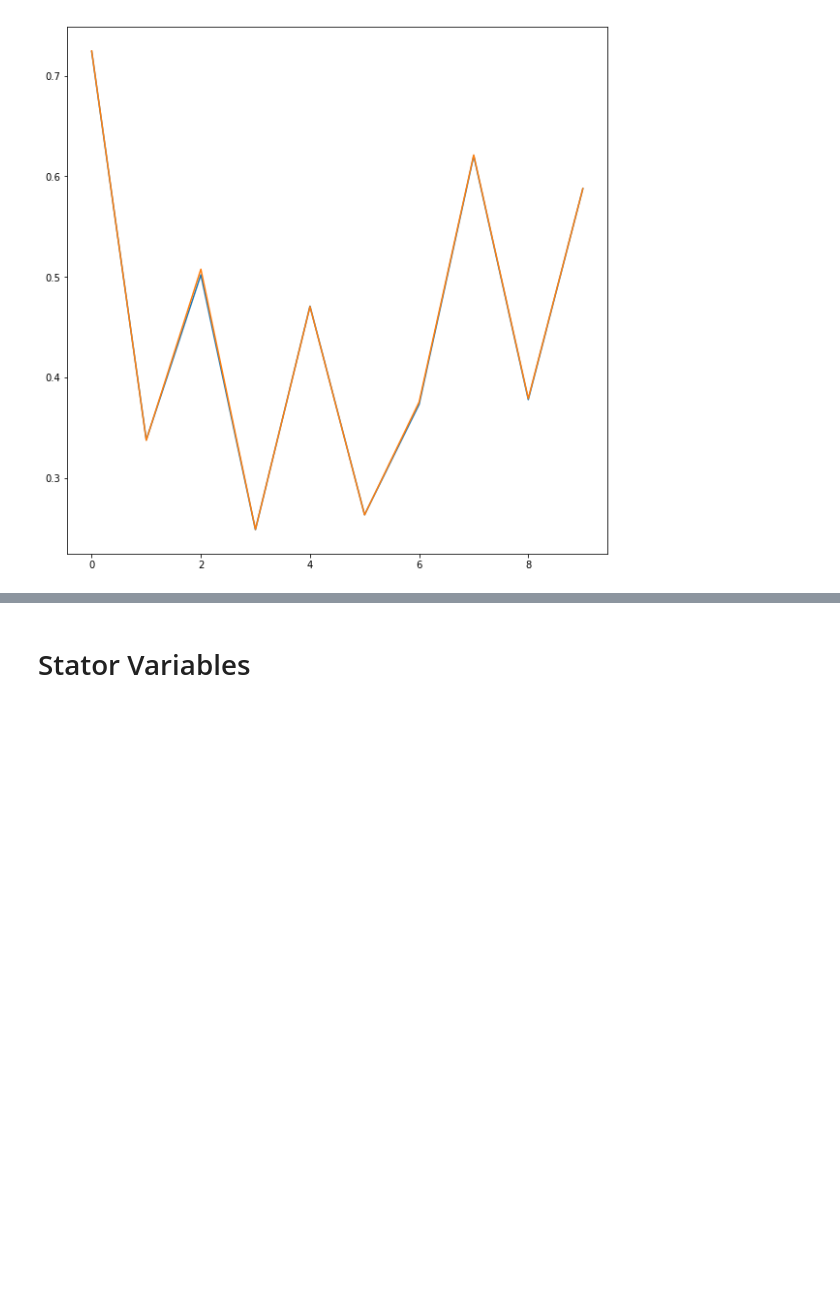
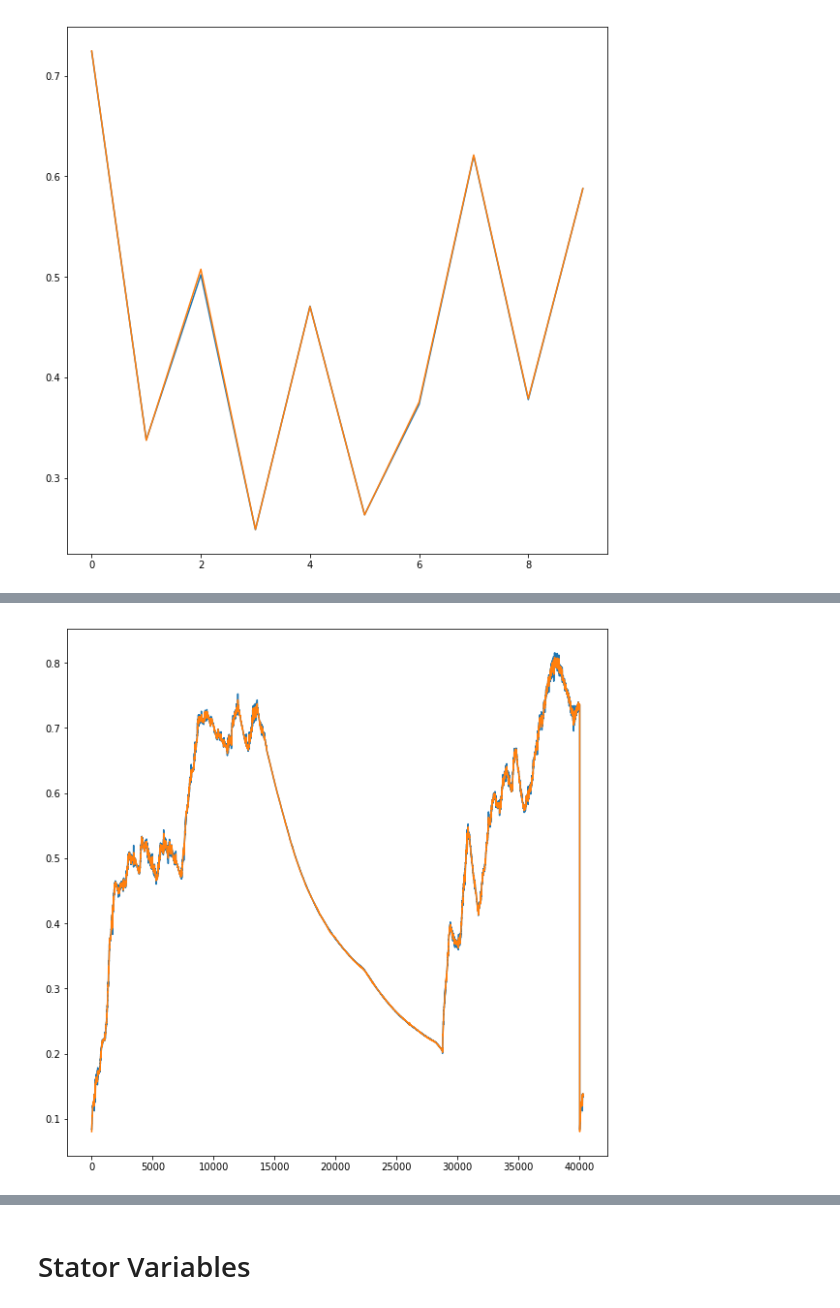
Before and after one commit to moiraghif/Electric-Motor-Temperature, a Jupyter notebook: AML_GRU.ipynb, the cells around one changed output, grey strips where cells are left out. Saved outputs shown, nothing was run; the diff lists cells and outputs as text; code cells hidden in the pictures; blank space fills up the shorter version.

```diff
--- a/AML_GRU.ipynb
+++ b/AML_GRU.ipynb
@@ -338,0 +490,31 @@ plt.show()
+# %%
+test_gen = dataloader([df_test[0].values], look_back, shuffle=False)
+
+batch_size = 510
+
+y_test = []
+y_pred_all = []
+for x in range(0, df_test[0].shape[0], batch_size):
+    X_test = []
+    for i in range(batch_size):
+        try:
+            X,y = next(test_gen)
+            X_test.append(X)
+            y_test.append(y)
+        except:
+            break
+
+    inpt = np.array(X_test).reshape(-1, look_back, 8)
+    x_test_batch = torch.tensor(inpt,dtype=torch.float32).to(device)
+    y_pred = best_model(x_test_batch)
+
+    y_pred_all = np.append(y_pred_all,y_pred.cpu().detach().numpy())
+# %%
+y_test = np.array(y_test).reshape(-1)
+plt.figure(figsize=(10,10))
+plt.plot(y_test)
+plt.plot(y_pred_all)
+
+plt.show()
+# %% [output]
+[figure, added]
```
Also changed, not shown: parts of 10 cells of this notebook, 5 other files.
